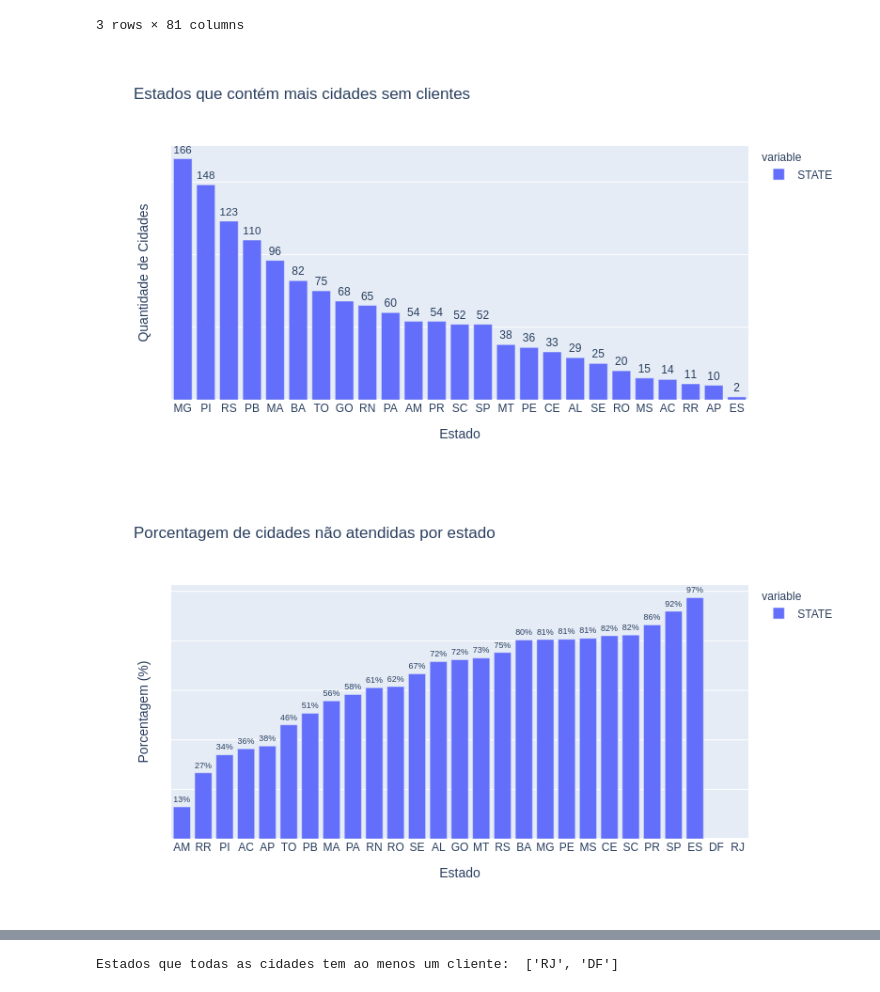
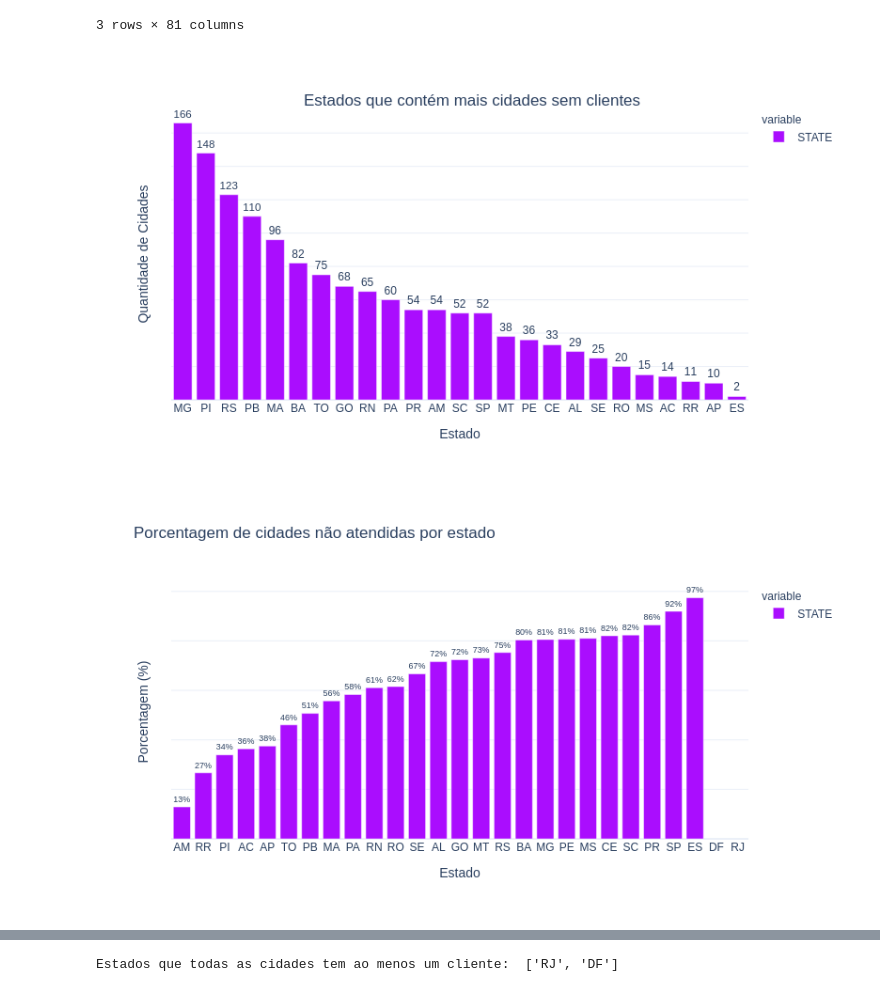
Before and after one commit to vf-fontes/intro-cd, a Jupyter notebook: 20200930_Olist.ipynb, the cells around one changed output, grey strips where cells are left out. Saved outputs shown, nothing was run; the diff lists cells and outputs as text; code cells hidden in the pictures.

```diff
--- a/20200930_Olist.ipynb
+++ b/20200930_Olist.ipynb
@@ -145,20 +144,21 @@ df_cidades_sem_clientes.head(3)
 # Estados que contém mais cidades sem clientes
 gitly = GitlyPlotter('github')
 data=df_cidades_sem_clientes.STATE.value_counts()
-fig = px.bar(data, title='Estados que contém mais cidades sem clientes',labels={'value': 'Quantidade de Cidades', 'index':'Estado'},text=data)
+fig = px.bar(data,labels={'value': 'Quantidade de Cidades', 'index':'Estado'},text=data,color_discrete_sequence=px.colors.qualitative.Alphabet,template='plotly_white',)
+fig.update_layout(title={'text' :'Estados que contém mais cidades sem clientes','y': 0.9,'x': 0.5})
 fig.update_traces(texttemplate='%{text}', textposition='outside')
 fig.update_yaxes(showticklabels=False)
 gitly.show(fig)
 # %% [output]
-[figure, old version]
+[figure, new version]
 # %%
 data = 100-((df_cidades_sem_clientes.STATE.value_counts()*100)/df_cidades_brasil.STATE.value_counts())
-fig = px.bar(data.sort_values(ascending=True), title='Porcentagem de cidades não atendidas por estado',labels={'value': 'Porcentagem (%)', 'index':'Estado'},text=data.sort_values(ascending=True))
+fig = px.bar(data.sort_values(ascending=True), title='Porcentagem de cidades não atendidas por estado',labels={'value': 'Porcentagem (%)', 'index':'Estado'},text=data.sort_values(ascending=True),color_discrete_sequence=px.colors.qualitative.Alphabet,template='plotly_white')
 fig.update_traces(texttemplate='%{text:.2s}%', textposition='outside')
 fig.update_yaxes(showticklabels=False)
 gitly.show(fig)
 # %% [output]
-[figure, old version]
+[figure, new version]
 # %%
 # Levando em consideração que marjoritariamente a população que realiza compras onlines são adolescentes e adultos,
 # podemos considerar que a feature "IBGE_15-59" é o Potencial público alvo que OLIST poderia buscar como clientes
```
Also changed, not shown: parts of 12 cells of this notebook.
